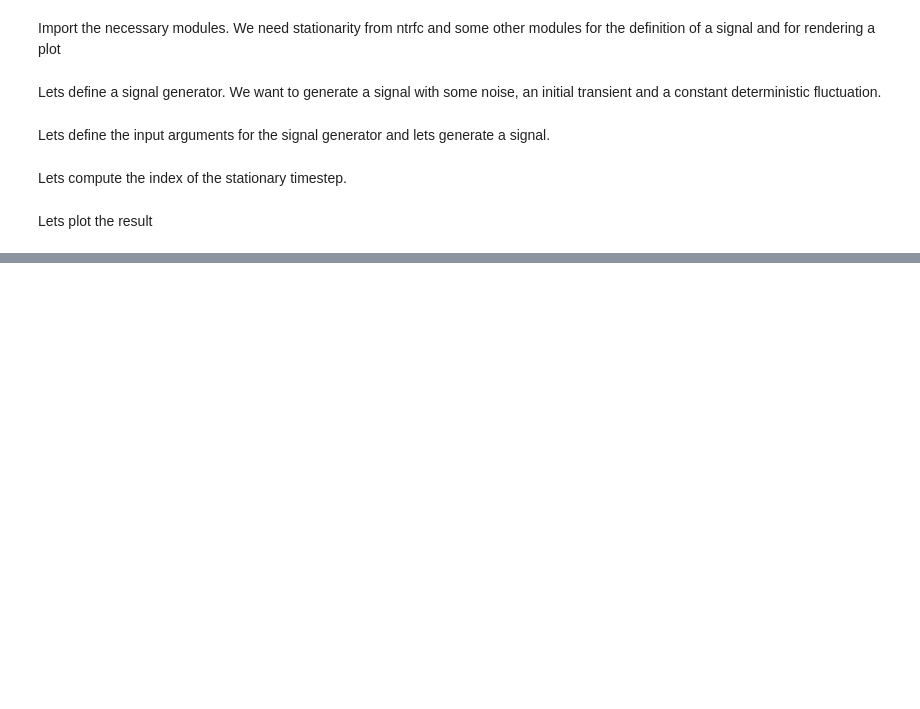
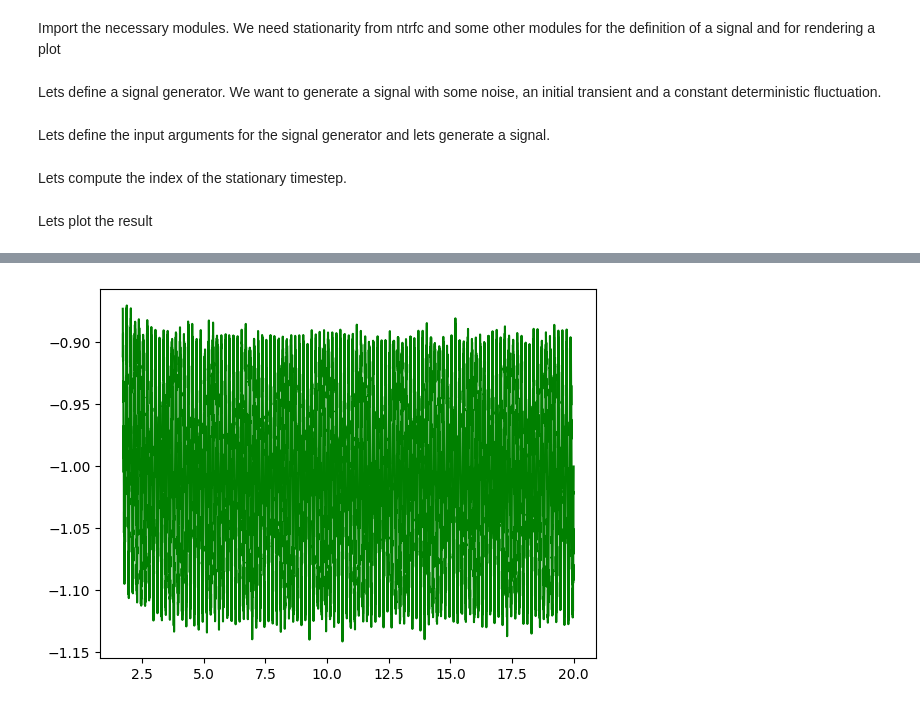
Before and after one commit to MaNyh/NTRfC, a Jupyter notebook: examples/check_timeseries_stationarity.ipynb, the cells around one changed output, grey strips where cells are left out. Saved outputs shown, nothing was run; the diff lists cells and outputs as text; code cells hidden in the pictures; blank space fills up the shorter version.

```diff
--- a/examples/check_timeseries_stationarity.ipynb
+++ b/examples/check_timeseries_stationarity.ipynb
@@ -49,0 +50,6 @@ plt.show()
+# %%
+plt.figure()
+plt.plot(timesteps[stationary_timestep:],values[stationary_timestep:], color="green")
+plt.show()
+# %% [output]
+[figure, added]
```
Also changed, not shown: parts of 5 cells of this notebook, 32 other files.
